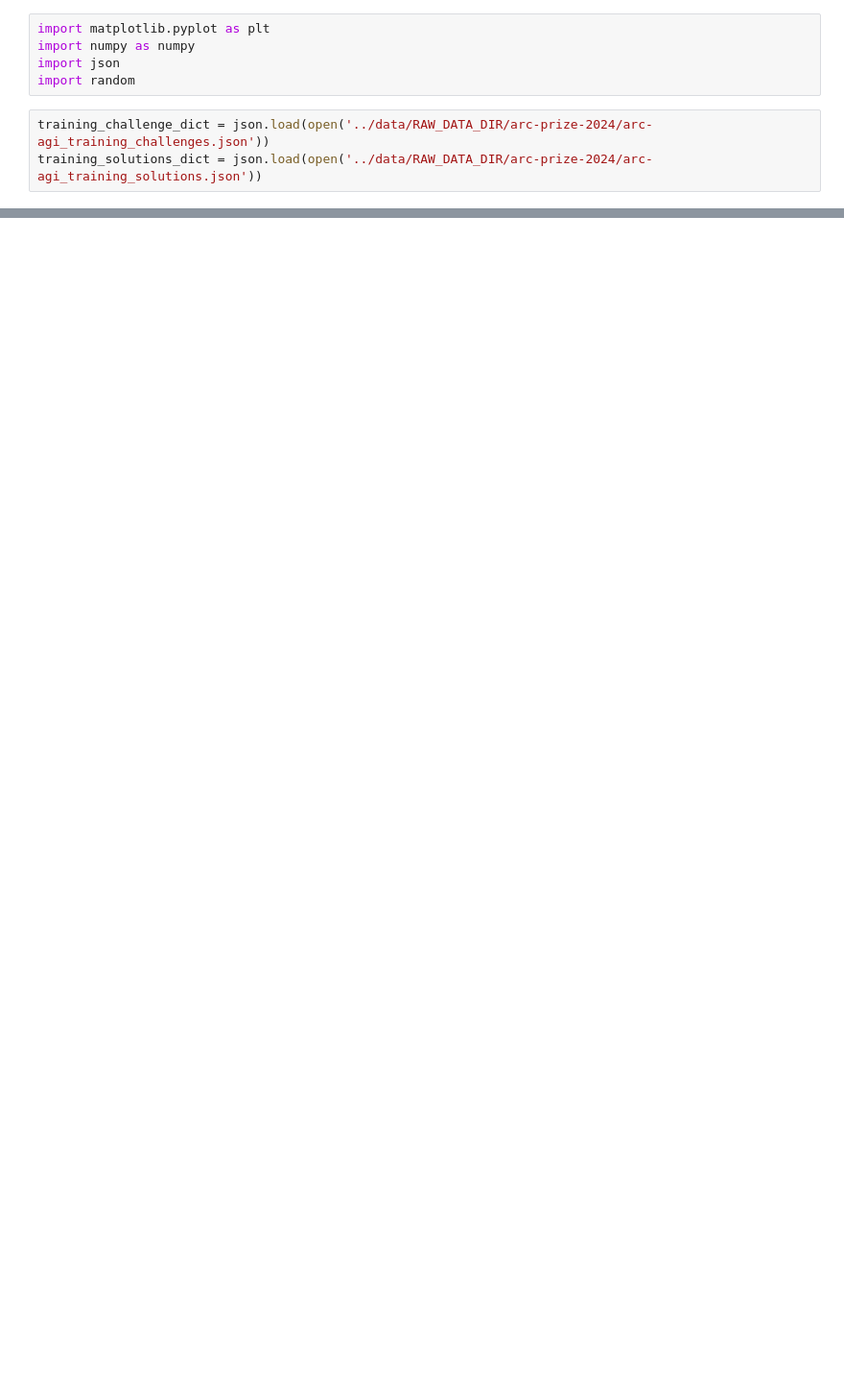
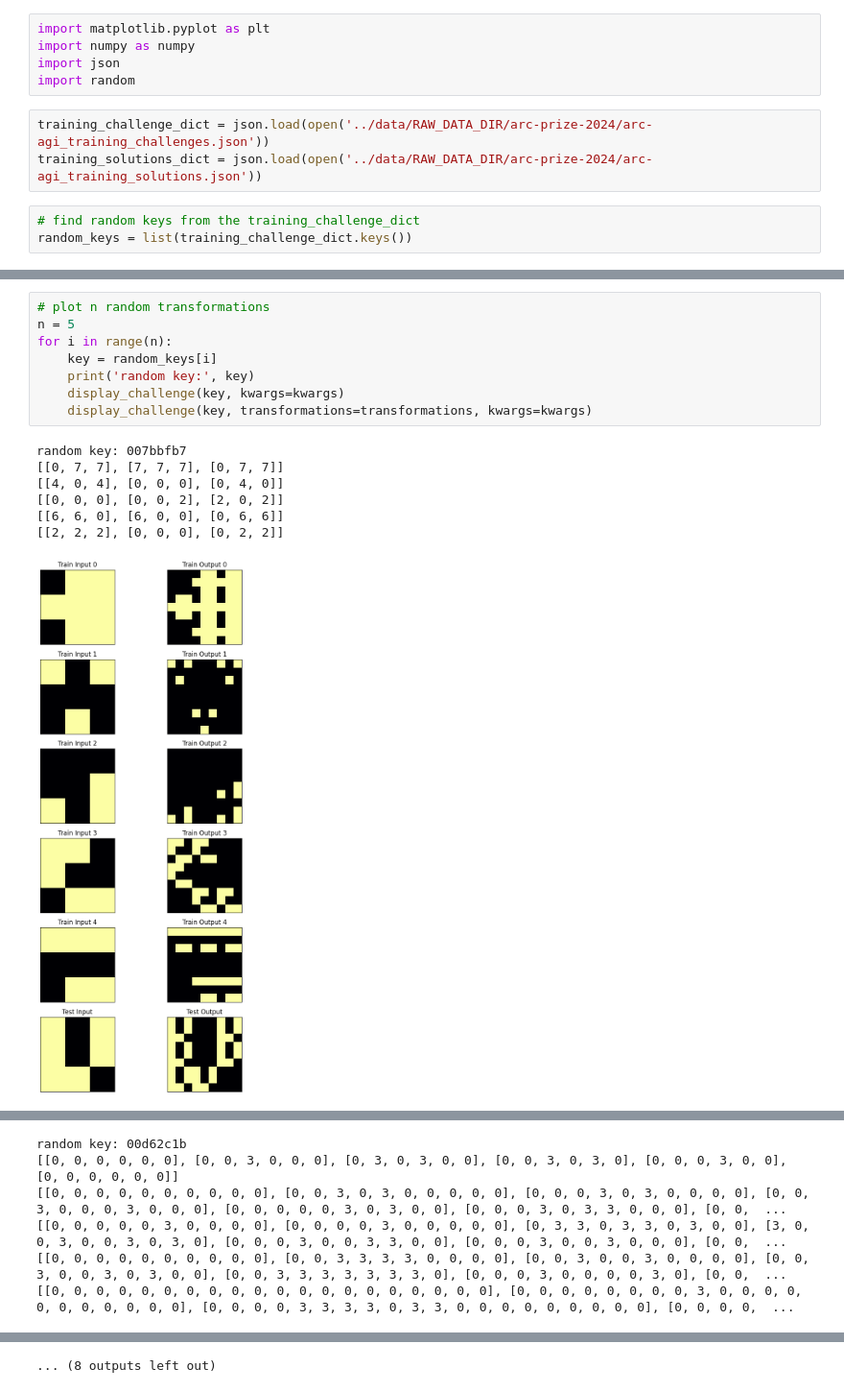
Before and after one commit to francescobraicovich/ARC2, a Jupyter notebook: code/exploration.ipynb, the cells around one changed output, grey strips where cells are left out. Shown at 96% size. Cells and saved outputs as stored; diff of their text form; blank space fills up the shorter version.

```diff
--- a/code/exploration.ipynb
+++ b/code/exploration.ipynb
@@ -6,6 +6,9 @@ import random
 # %%
 training_challenge_dict = json.load(open('../data/RAW_DATA_DIR/arc-prize-2024/arc-agi_training_challenges.json'))
 training_solutions_dict = json.load(open('../data/RAW_DATA_DIR/arc-prize-2024/arc-agi_training_solutions.json'))
+# %%
+# find random keys from the training_challenge_dict
+random_keys = list(training_challenge_dict.keys())
 # %%
 # import the display_challenge function
 from utilities.plot import display_challenge
@@ -22,0 +64,16 @@ display_challenge(challenge_key)
+# %%
+# plot n random transformations
+n = 5
+for i in range(n):
+    key = random_keys[i]
+    print('random key:', key)
+    display_challenge(key, kwargs=kwargs)
+    display_challenge(key, transformations=transformations, kwargs=kwargs)
+# %% [output]
+random key: 007bbfb7
+[[0, 7, 7], [7, 7, 7], [0, 7, 7]]
+[[4, 0, 4], [0, 0, 0], [0, 4, 0]]
+[[0, 0, 0], [0, 0, 2], [2, 0, 2]]
+[[6, 6, 0], [6, 0, 0], [0, 6, 6]]
+[[2, 2, 2], [0, 0, 0], [0, 2, 2]]
+[figure, added]
@@ -22,0 +98,6 @@ display_challenge(challenge_key)
+random key: 00d62c1b
+[[0, 0, 0, 0, 0, 0], [0, 0, 3, 0, 0, 0], [0, 3, 0, 3, 0, 0], [0, 0, 3, 0, 3, 0], [0, 0, 0, 3, 0, 0], [0, 0, 0, 0, 0, 0]]
+[[0, 0, 0, 0, 0, 0, 0, 0, 0, 0], [0, 0, 3, 0, 3, 0, 0, 0, 0, 0], [0, 0, 0, 3, 0, 3, 0, 0, 0, 0], [0, 0, 3, 0, 0, 0, 3, 0, 0, 0], [0, 0, 0, 0, 0, 3, 0, 3, 0, 0], [0, 0, 0, 3, 0, 3, 3, 0, 0, 0], [0, 0,  ...
+[[0, 0, 0, 0, 0, 3, 0, 0, 0, 0], [0, 0, 0, 0, 3, 0, 0, 0, 0, 0], [0, 3, 3, 0, 3, 3, 0, 3, 0, 0], [3, 0, 0, 3, 0, 0, 3, 0, 3, 0], [0, 0, 0, 3, 0, 0, 3, 3, 0, 0], [0, 0, 0, 3, 0, 0, 3, 0, 0, 0], [0, 0,  ...
+[[0, 0, 0, 0, 0, 0, 0, 0, 0, 0], [0, 0, 3, 3, 3, 3, 0, 0, 0, 0], [0, 0, 3, 0, 0, 3, 0, 0, 0, 0], [0, 0, 3, 0, 0, 3, 0, 3, 0, 0], [0, 0, 3, 3, 3, 3, 3, 3, 3, 0], [0, 0, 0, 3, 0, 0, 0, 0, 3, 0], [0, 0,  ...
+[[0, 0, 0, 0, 0, 0, 0, 0, 0, 0, 0, 0, 0, 0, 0, 0, 0, 0, 0, 0], [0, 0, 0, 0, 0, 0, 0, 0, 3, 0, 0, 0, 0, 0, 0, 0, 0, 0, 0, 0], [0, 0, 0, 0, 3, 3, 3, 3, 0, 3, 3, 0, 0, 0, 0, 0, 0, 0, 0, 0], [0, 0, 0, 0,  ...
@@ -22,0 +146 @@ display_challenge(challenge_key)
+... (8 outputs left out)
```
Also changed, not shown: parts of 3 cells of this notebook, 2 other files.
